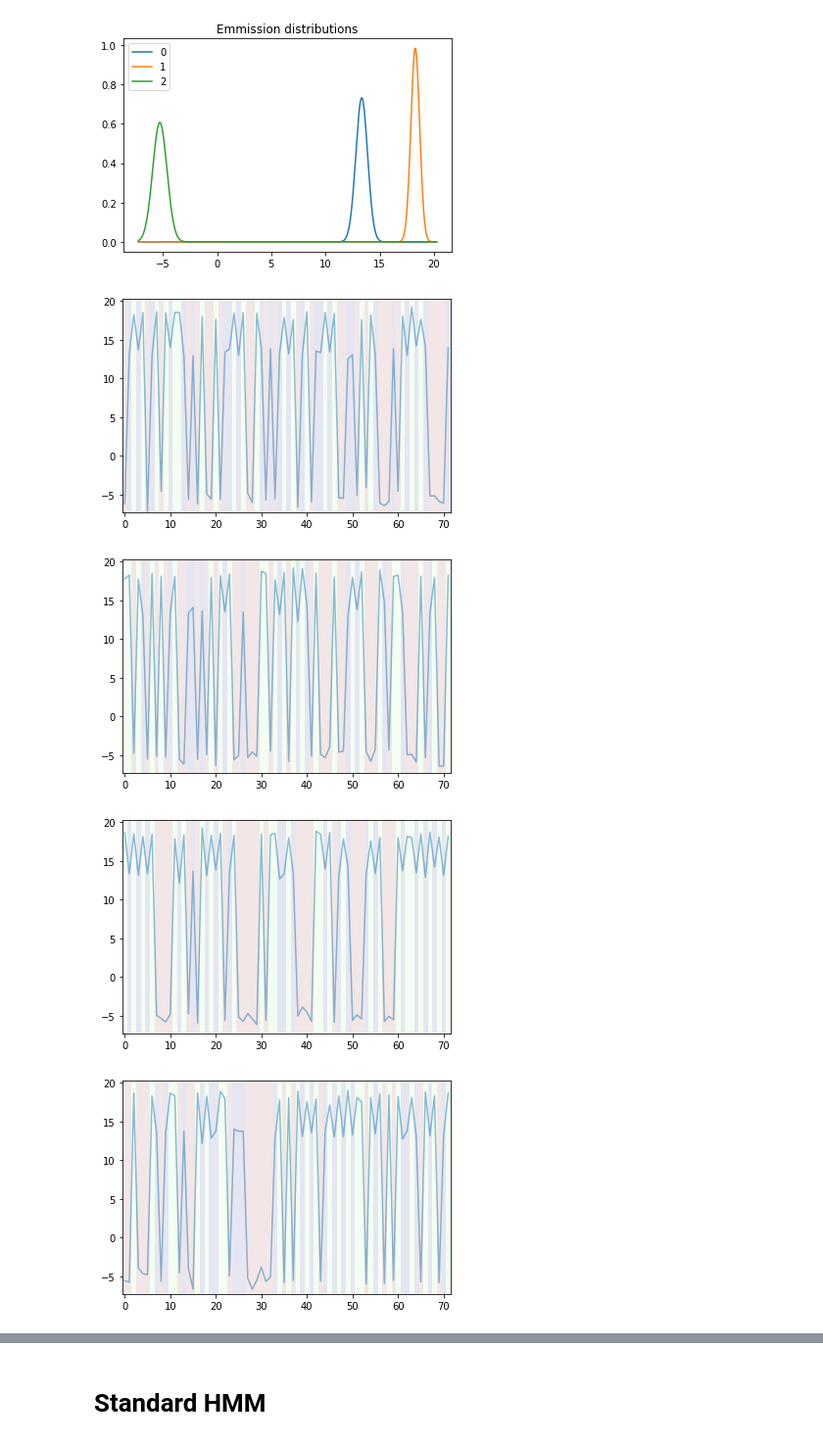
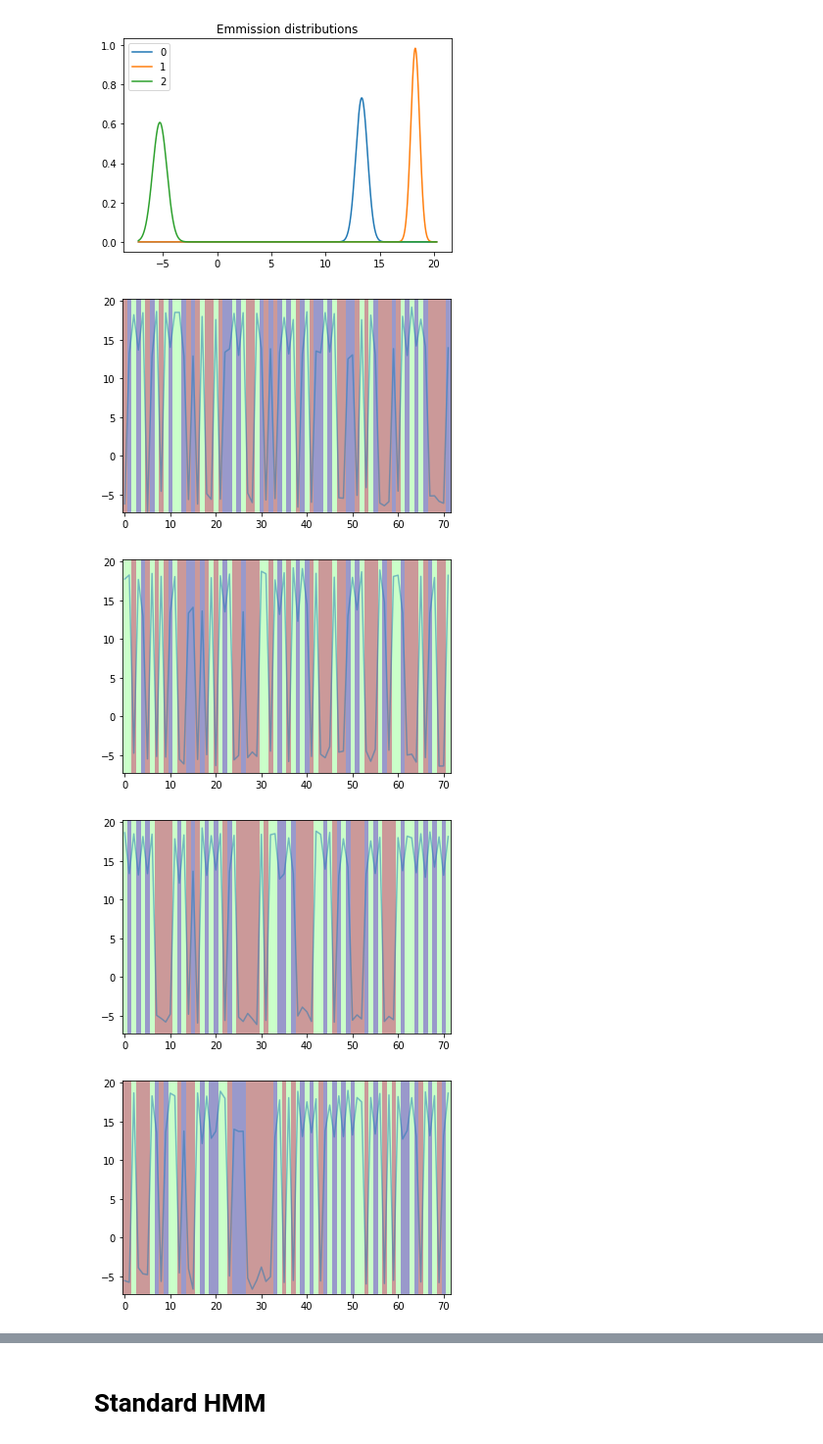
Before and after one commit to CIRGLaboratory/GausianDenseHMM, a Jupyter notebook: code_dense_hmm/simple_test_gaussian.ipynb, the cells around one changed output, grey strips where cells are left out. Shown at 98% size. Cells and saved outputs as stored; diff of their text form; code cells hidden in the pictures.

Commit message:
cosmetic changes in plots

```diff
--- a/code_dense_hmm/simple_test_gaussian.ipynb
+++ b/code_dense_hmm/simple_test_gaussian.ipynb
@@ -84,14 +84,14 @@ X_true, Y_true, lengths = prepare_data(pi, A,  mu, sigma, T, s)
 # %%
 plot_all_sequences = False  #  Plot all  (or 5)  sequences
 
 for i in range(s if plot_all_sequences else  5):
     i1 = sum(lengths[:i])
     i2 = sum(lengths[:(i+1)])
-    plt.imshow(X_true[i1:i2].reshape(1, -1), aspect="auto", extent = (-.5, T-.5, min(mu) - 3 * max(sigma), max(mu) + 3*max(sigma)), cmap="jet", alpha=0.1)
+    plt.imshow(X_true[i1:i2].reshape(1, -1), aspect="auto", extent = (-.5, T-.5, min(mu) - 3 * max(sigma), max(mu) + 3*max(sigma)), cmap="jet", alpha=0.4)
     plt.plot(Y_true[i1:i2], alpha=.5)
     plt.show()
 # %% [output]
-[figure, old version]
+[figure, new version]
-[figure, old version]
+[figure, new version]
-[figure, old version]
+[figure, new version]
-[figure, old version]
+[figure, new version]
```
Also changed, not shown: parts of 3 cells of this notebook.
